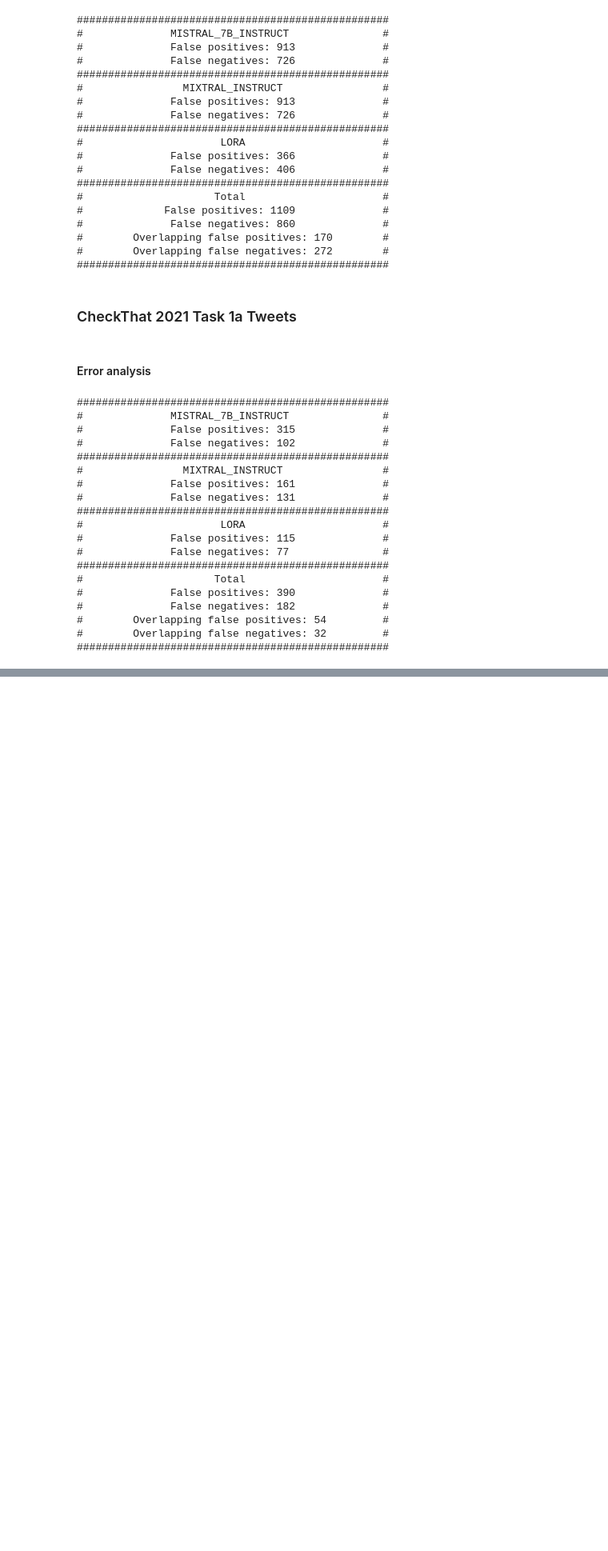
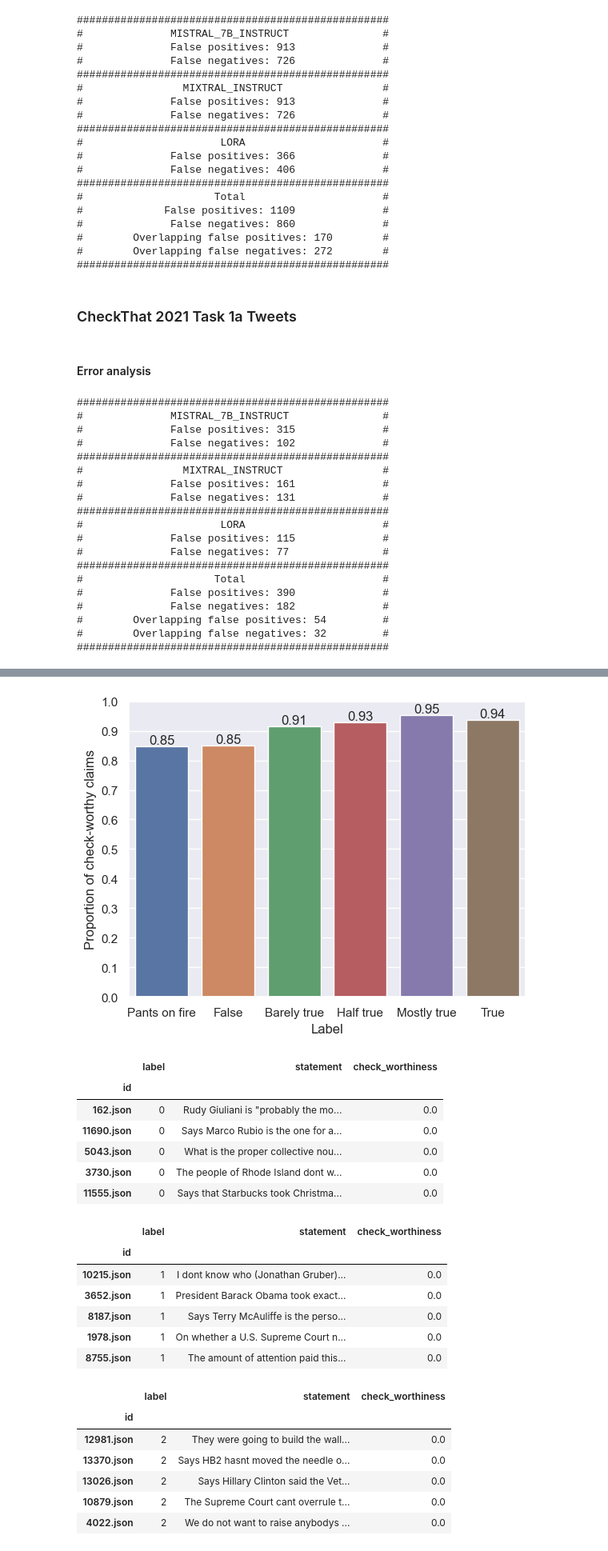
Before and after one commit to matsbratvold/Checkworthiness-Detection-with-Open-Source-LLMs, a Jupyter notebook: src/llm.ipynb, the cells around one changed output, grey strips where cells are left out. Shown at 80% size. Saved outputs shown, nothing was run; the diff lists cells and outputs as text; code cells hidden in the pictures; blank space fills up the shorter version.

Commit message:
LIAR data exploration

```diff
--- a/src/llm.ipynb
+++ b/src/llm.ipynb
@@ -452,0 +453,61 @@ generate_error_analysis_report(
+# %%
+%autoreload
+
+from liar_utils import LIARLabel
+from plotting_utils import show_bar_plot
+liar = pd.read_csv("../results/LIAR/checkworthiness.csv", index_col=0)
+liar.head()
+label_to_name = {
+    LIARLabel.PANTS_FIRE: "Pants on fire",
+    LIARLabel.FALSE: "False",
+    LIARLabel.BARELY_TRUE: "Barely true",
+    LIARLabel.HALF_TRUE: "Half true",
+    LIARLabel.MOSTLY_TRUE: "Mostly true",
+    LIARLabel.TRUE: "True"
+}
+x = [label_to_name[label] for label in LIARLabel]
+y = [liar[liar["label"] == label.value]["check_worthiness"].mean() for label in LIARLabel]
+file_path = f"../figures/liar/checkworthiness/checkworthiness.png"
+
+os.makedirs(os.path.dirname(file_path), exist_ok=True)
+show_bar_plot(
+    x,
+    y,
+    xlabel="Label",
+    ylabel="Proportion of check-worthy claims",
+    y_ticks=[i*0.1 for i in range(11)],
+    file_path=file_path,
+    force_save=True,
+    use_bar_labels=True,
+)
+
+# Look for non-checkworthy claims for each label
+folder = "../results/LIAR/non-checkworthy"
+os.makedirs(folder, exist_ok=True)
+for label in LIARLabel:
+    non_checkworthy = liar.query(f"label == {label.value} and check_worthiness == 0")
+    non_checkworthy.to_csv(f"{folder}/{label.name}.csv")
+    display(non_checkworthy.head())
+# %% [output]
+[figure, added]
+|  | label | statement | check_worthiness |
+| id |  |  |  |
+| 162.json | 0 | Rudy Giuliani is "probably the mo... | 0.0 |
+| 11690.json | 0 | Says Marco Rubio is the one for a... | 0.0 |
+| 5043.json | 0 | What is the proper collective nou... | 0.0 |
+| 3730.json | 0 | The people of Rhode Island dont w... | 0.0 |
+| 11555.json | 0 | Says that Starbucks took Christma... | 0.0 |
+|  | label | statement | check_worthiness |
+| id |  |  |  |
+| 10215.json | 1 | I dont know who (Jonathan Gruber)... | 0.0 |
+| 3652.json | 1 | President Barack Obama took exact... | 0.0 |
+| 8187.json | 1 | Says Terry McAuliffe is the perso... | 0.0 |
+| 1978.json | 1 | On whether a U.S. Supreme Court n... | 0.0 |
+| 8755.json | 1 | The amount of attention paid this... | 0.0 |
+|  | label | statement | check_worthiness |
+| id |  |  |  |
+| 12981.json | 2 | They were going to build the wall... | 0.0 |
+| 13370.json | 2 | Says HB2 hasnt moved the needle o... | 0.0 |
+| 13026.json | 2 | Says Hillary Clinton said the Vet... | 0.0 |
+| 10879.json | 2 | The Supreme Court cant overrule t... | 0.0 |
+| 4022.json | 2 | We do not want to raise anybodys ... | 0.0 |
```
Also changed, not shown: parts of 3 cells of this notebook, 26 other files.
